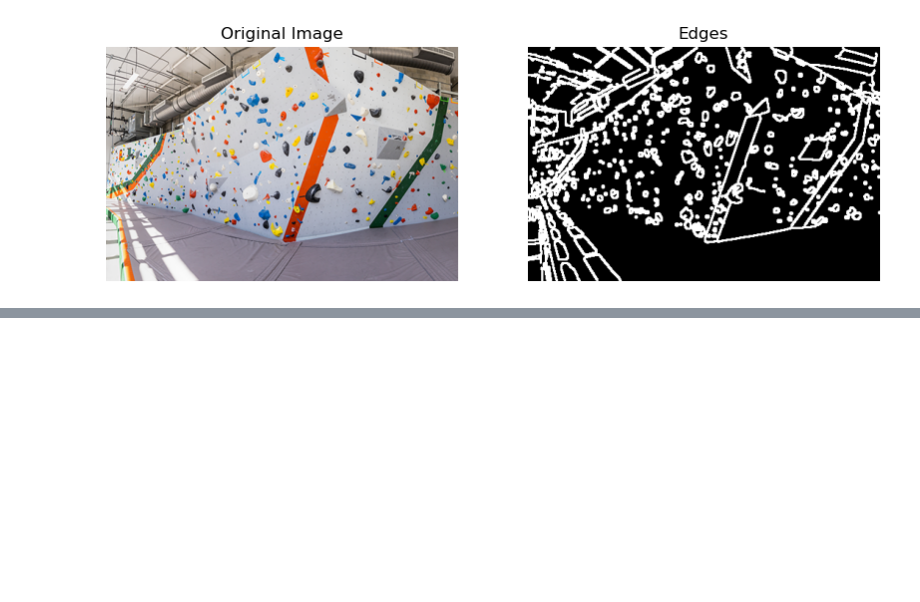
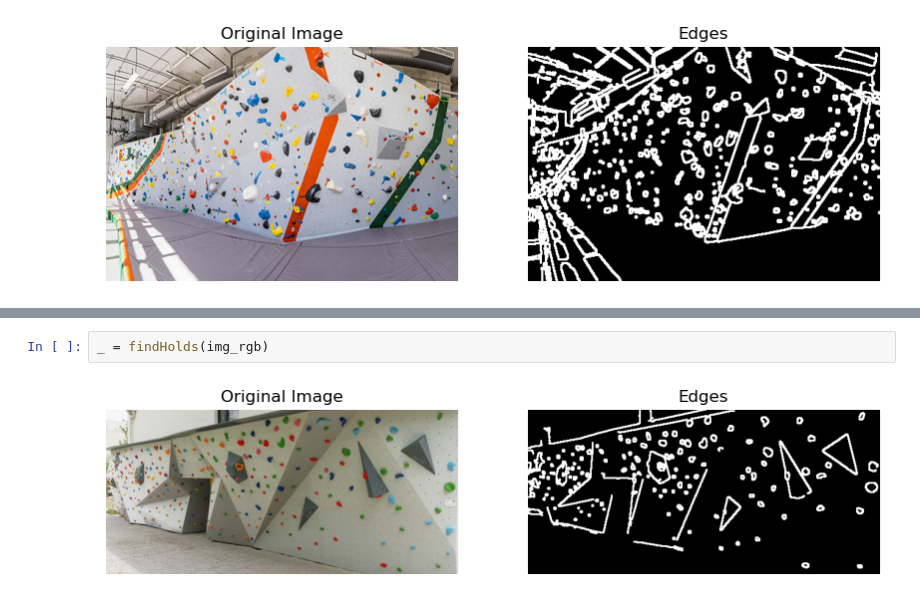
Before and after one commit to ilacftemp/proj-compvision, a Jupyter notebook: main.ipynb, the cells around one changed output, grey strips where cells are left out. Saved outputs shown, nothing was run; the diff lists cells and outputs as text; blank space fills up the shorter version.

```diff
--- a/main.ipynb
+++ b/main.ipynb
@@ -226,0 +245,4 @@ _ = findHolds(img_rgb)
+# %%
+_ = findHolds(img_rgb)
+# %% [output]
+[figure, added]
```
Also changed, not shown: parts of 8 cells of this notebook, 7 other files.
